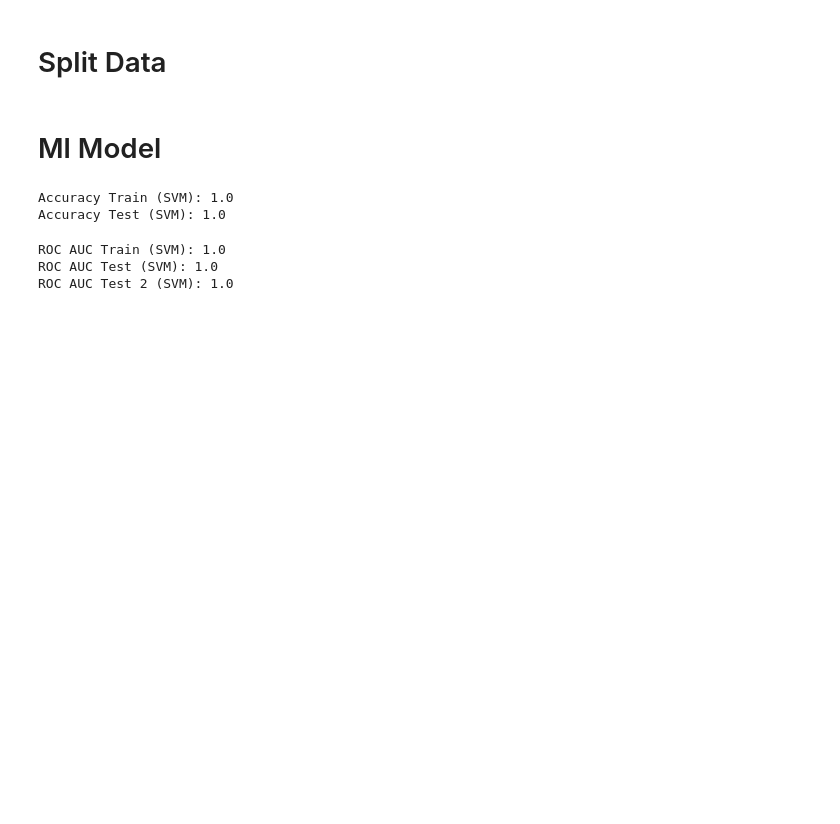
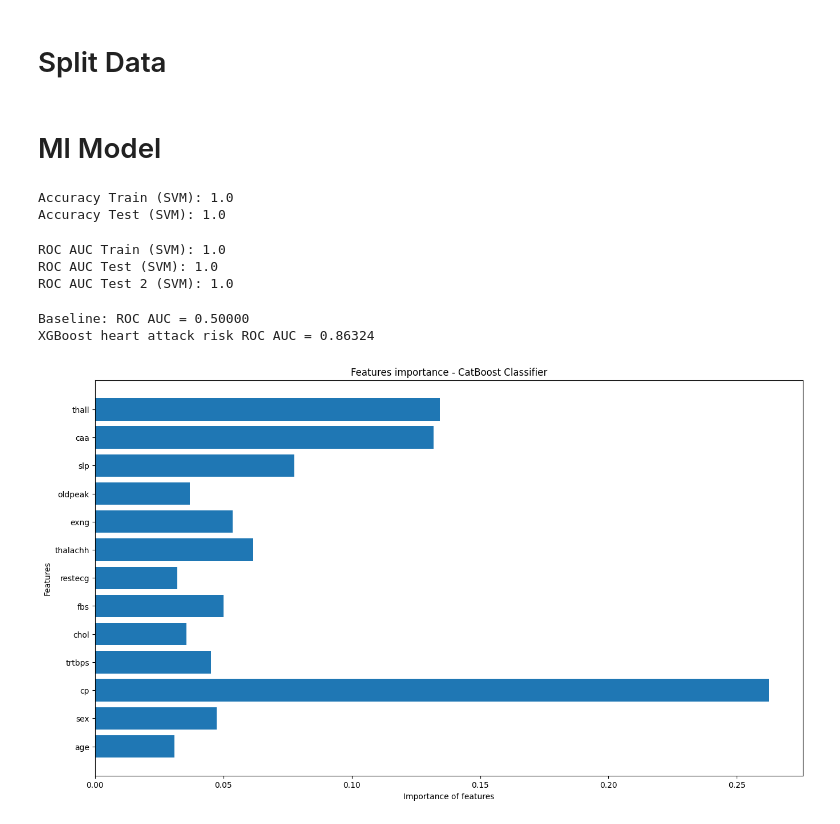
Before and after one commit to JT4v4res/Diagnostico-backend-GP, a Jupyter notebook: SVM_DIAGNOSIS_MODEL.ipynb, the cells around one changed output. Drawn from its saved outputs; the diff is of its cells as text; code cells hidden in the pictures; blank space fills up the shorter version.

```diff
--- a/SVM_DIAGNOSIS_MODEL.ipynb
+++ b/SVM_DIAGNOSIS_MODEL.ipynb
@@ -59,7 +66,7 @@ from sklearn.preprocessing import LabelEncoder
 def label_encode_columns(df):
     label_encoder = LabelEncoder()
     for column in df.columns:
-        if df[column].dtype == 'object' or df[column].dtype == 'category' or column in ['Gender']:
+        if df[column].dtype == 'object' or df[column].dtype == 'category':
             df[column] = label_encoder.fit_transform(df[column])
     return df
 # %%
@@ -120,3 +127,54 @@ print(f'ROC AUC Test 2 (SVM): {roc_auc_test_2}')
 ROC AUC Train (SVM): 1.0
 ROC AUC Test (SVM): 1.0
 ROC AUC Test 2 (SVM): 1.0
+# %%
+train_heart.head()
+
+y_heart = train_heart.pop('output')
+
+train_heart = label_encode_columns(train_heart)
+train_heart = log_normalization(train_heart)
+# %%
+X_train, X_test, y_train, y_test = train_test_split(train_heart, y_heart, test_size=0.3, random_state=13)
+# %%
+import xgboost as xgb
+
+xgboost = xgb.XGBClassifier(booster = 'gbtree', learning_rate = 0.2, max_depth = 4, n_estimators = 160, gamma=0.3)
+
+xgboost.fit(X_train,y_train)
+
+xgb_probs = xgboost.predict_proba(X_test)
+# %%
+from sklearn.metrics import roc_auc_score, roc_curve, auc
+
+baseline = [0 for _ in range(len(y_test))]
+
+xgb_probs_pos = xgb_probs[:, 1]
+
+baseline_auc = roc_auc_score(y_test, baseline)
+
+xgb_auc = roc_auc_score(y_test, xgb_probs_pos)
+
+base_fpr, base_tpr, _ = roc_curve(y_test, baseline)
+xgb_fpr, xgb_tpr, _ = roc_curve(y_test, xgb_probs_pos)
+
+print(f'Baseline: ROC AUC = {baseline_auc :.5f}')
+print(f'XGBoost heart attack risk ROC AUC = {xgb_auc :.5f}')
+# %% [output]
+Baseline: ROC AUC = 0.50000
+XGBoost heart attack risk ROC AUC = 0.86324
+# %%
+from matplotlib import pyplot as plt
+
+feature_importances = xgboost.feature_importances_
+
+feature_names = [f'{i}' for i in train_heart.columns if i != 'output']
+
+plt.figure(figsize=(16, 9))
+plt.barh(feature_names, feature_importances)
+plt.xlabel('Importance of features')
+plt.ylabel('Features')
+plt.title('Features importance - CatBoost Classifier')
+plt.show()
+# %% [output]
+[figure, added]
```
Also changed, not shown: parts of 8 cells of this notebook.
